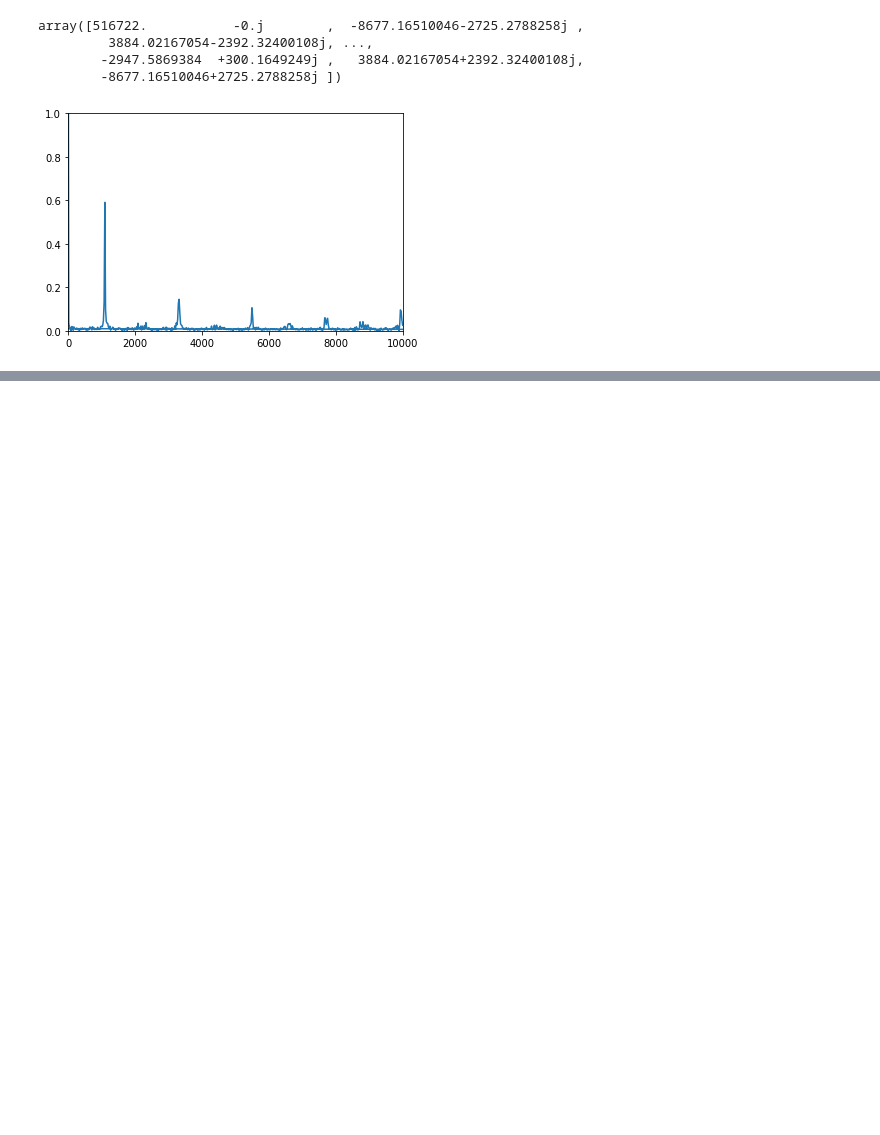
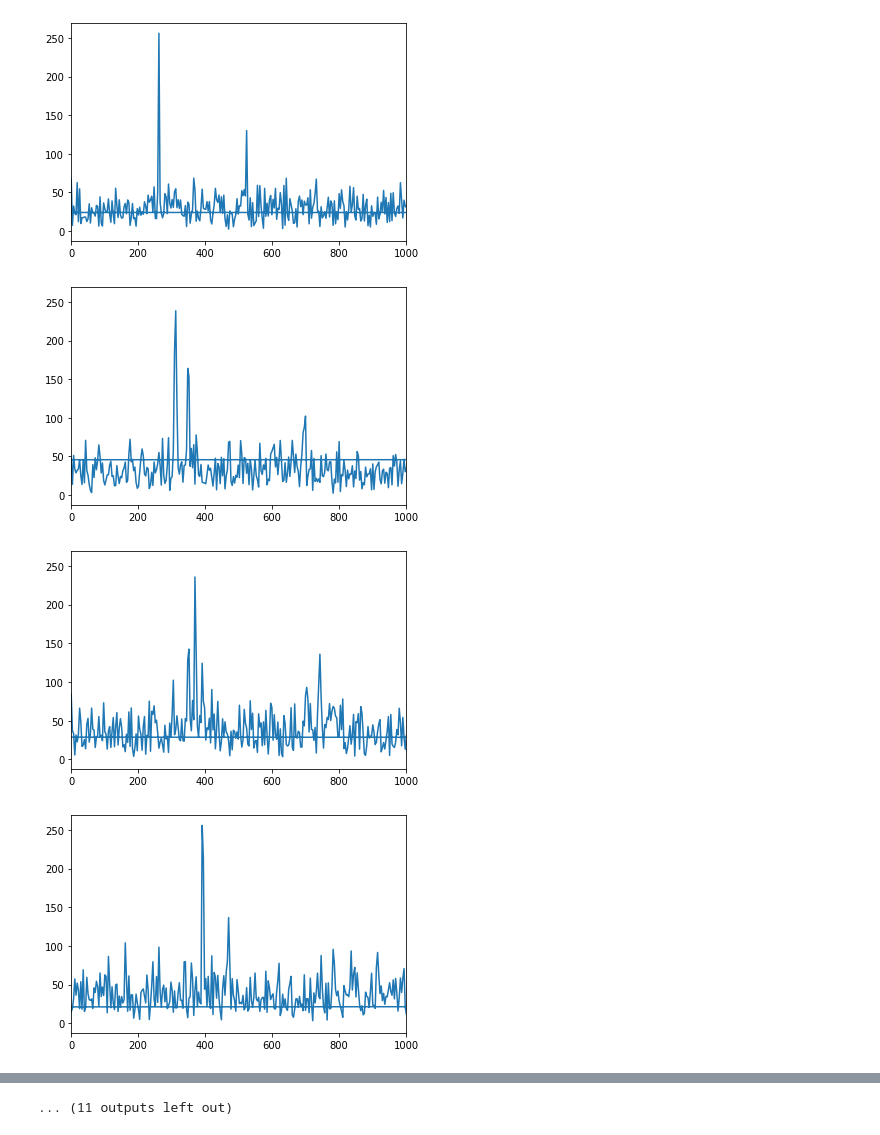
Before and after one commit to RobinTheSprite/fft-voronoi, a Jupyter notebook: fft-voronoi.ipynb, the cells around one changed output, grey strips where cells are left out. Saved outputs shown, nothing was run; the diff lists cells and outputs as text; code cells hidden in the pictures; blank space fills up the shorter version.

```diff
--- a/fft-voronoi.ipynb
+++ b/fft-voronoi.ipynb
@@ -3,39 +3,29 @@ import pyaudio
 import struct
 import numpy
 import matplotlib.pyplot as plt
+from scipy import fftpack
+from scipy.spatial import Voronoi, voronoi_plot_2d
+import wave
 
-CHUNK = 1024 * 2 #Samples per frame
-FORMAT = pyaudio.paInt16
-CHANNELS = 1
-RATE = 44100
+CHUNK = 1024 * 12 #Samples per frame
-# %%
-p = pyaudio.PyAudio()
-stream = p.open(
-    format = FORMAT,
-    channels = CHANNELS,
-    rate=RATE,
-    input=True,
-    output=True,
-    frames_per_buffer=CHUNK
-)
-
-data = struct.unpack(str(2 * CHUNK) + 'B', stream.read(CHUNK))
-# %%
-from scipy import fftpack
-transformed = fftpack.fft(data)
-# %% [output]
-array([516722.           -0.j        ,  -8677.16510046-2725.2788258j ,
-         3884.02167054-2392.32400108j, ...,
-        -2947.5869384  +300.1649249j ,   3884.02167054+2392.32400108j,
-        -8677.16510046+2725.2788258j ])
-# %%
-import matplotlib.pyplot as plt
-
-y = abs(transformed[0:CHUNK]) * 2 / (256 * CHUNK)
-x = fftpack.fftfreq(CHUNK, 1/RATE)
-plt.plot(x, y)
-plt.xlim(0, 10000)
-plt.ylim(0,1)
-plt.show()
-# %% [output]
-[figure, removed]
+# %%
+stream = wave.open('c-blues-scale.wav', mode='rb')
+# %%
+while stream.tell() != stream.getnframes():
+    rawData = stream.readframes(CHUNK)
+    data = numpy.frombuffer(rawData, numpy.int16)
+    transformed = fftpack.fft(data)
+
+    trimmedData = abs(transformed[0:CHUNK])
+    x = fftpack.fftfreq(CHUNK, 1/stream.getframerate())
+    y = (trimmedData / max(trimmedData) * 256)
+
+    if x.shape[0] == y.shape[0]:
+        plt.plot(x, y)
+        plt.xlim(0, 1000)
+        plt.show()
+# %% [output]
+[figure, added]
+[figure, added]
+[figure, added]
+[figure, added]
@@ -41,0 +40 @@ plt.show()
+... (11 outputs left out)
```
Also changed, not shown: parts of 1 cell of this notebook.
